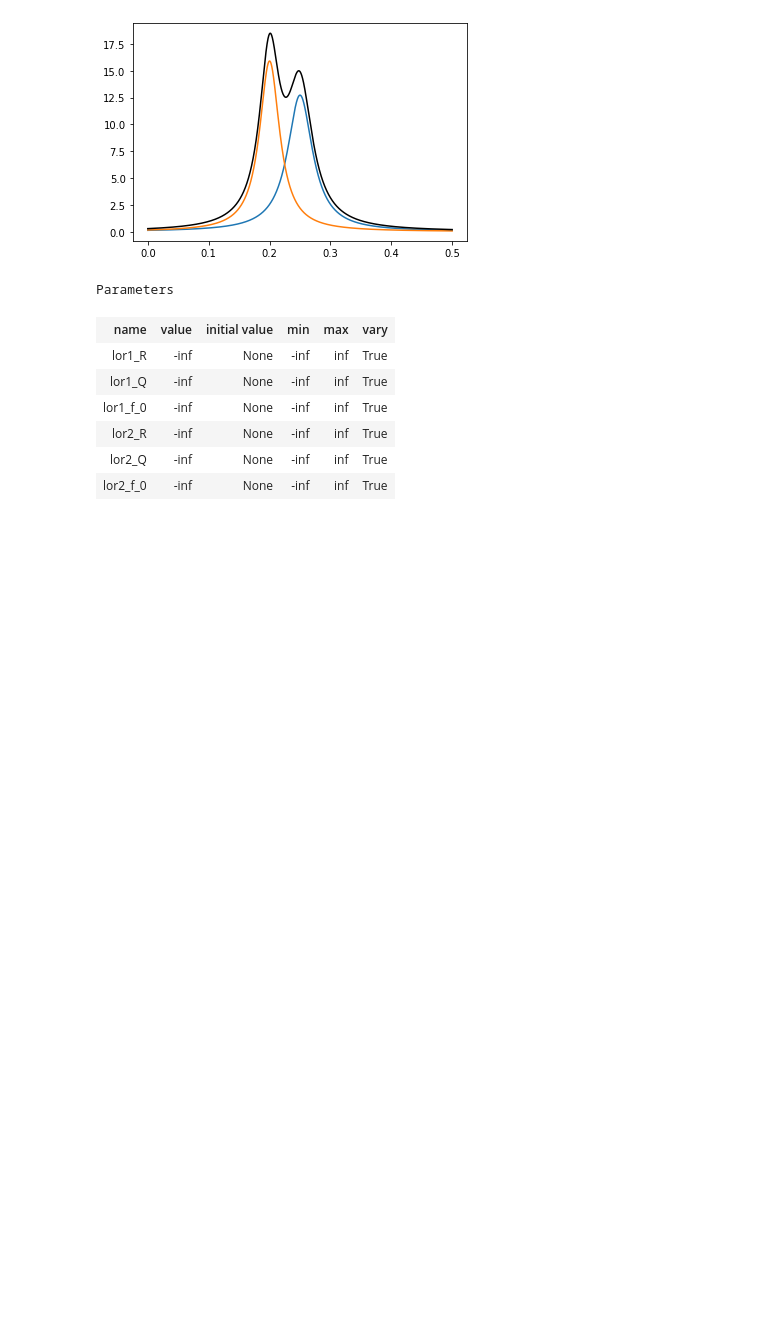
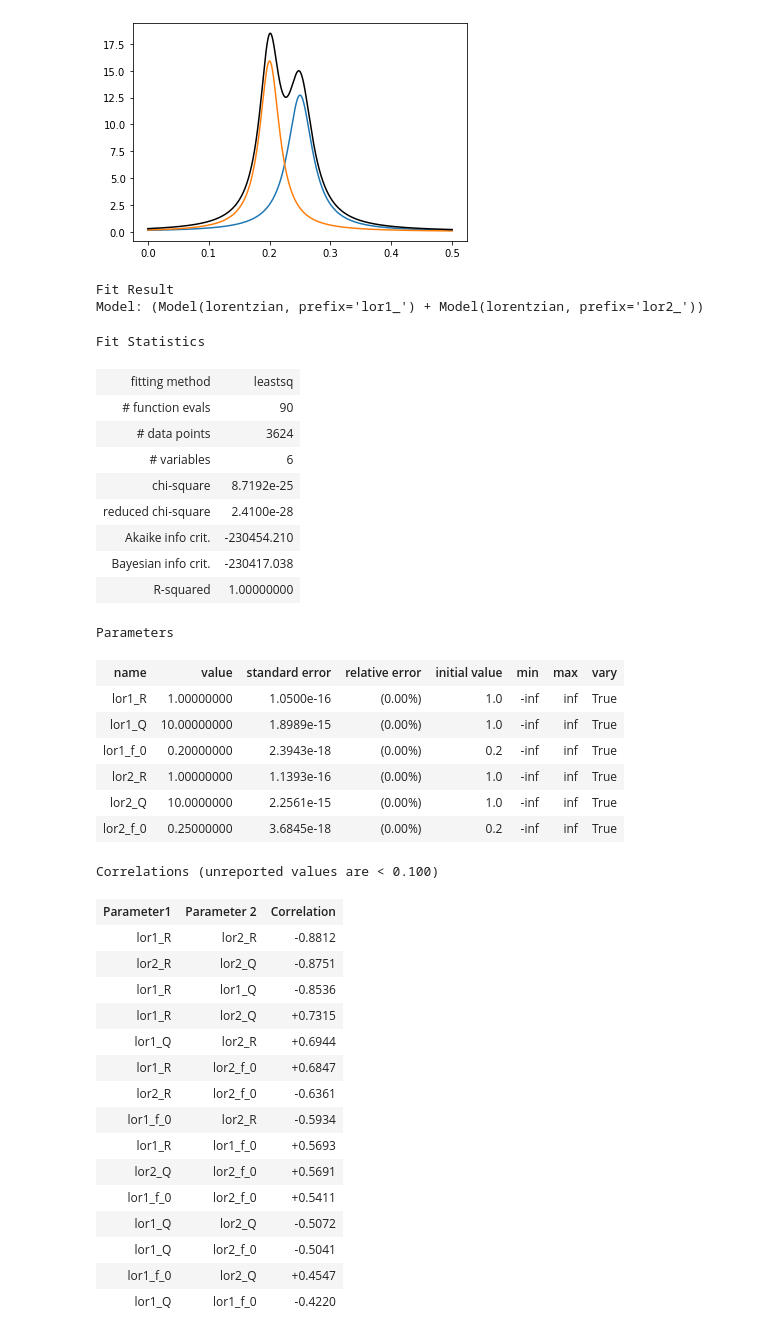
Before and after one commit to nx1/clear_skies, a Jupyter notebook: notebooks/exploratory.ipynb, the cells around one changed output. Drawn from its saved outputs; the diff is of its cells as text; code cells hidden in the pictures; blank space fills up the shorter version.

```diff
--- a/notebooks/exploratory.ipynb
+++ b/notebooks/exploratory.ipynb
@@ -195,14 +192,54 @@ for i in range(1, N_lorentzians):
     model = model + Model(lorentzian, prefix=f'lor{i+1}_')
 
 params = model.make_params()
-params
+
+# Set up the initial values for the parameters
+# not doing this will result in NaN error when
+# trying to fit as the model will try and use
+# the NaN parameter values.
+for i in range(1, N_lorentzians + 1):
+    params[f'lor{i}_R'].set(value=1.0)
+    params[f'lor{i}_Q'].set(value=1.0)
+    params[f'lor{i}_f_0'].set(value=0.2)
-# %% [output]
-Parameters
-| name | value | initial value | min | max | vary |
-| lor1_R | -inf | None | -inf | inf | True |
-| lor1_Q | -inf | None | -inf | inf | True |
-| lor1_f_0 | -inf | None | -inf | inf | True |
-| lor2_R | -inf | None | -inf | inf | True |
-| lor2_Q | -inf | None | -inf | inf | True |
-| lor2_f_0 | -inf | None | -inf | inf | True |
+# %%
+result = model.fit(data, params, f=freqs)
+result
+# %% [output]
+Fit Result
+Model: (Model(lorentzian, prefix='lor1_') + Model(lorentzian, prefix='lor2_'))
+Fit Statistics
+| fitting method | leastsq |
+| # function evals | 90 |
+| # data points | 3624 |
+| # variables | 6 |
+| chi-square | 8.7192e-25 |
+| reduced chi-square | 2.4100e-28 |
+| Akaike info crit. | -230454.210 |
+| Bayesian info crit. | -230417.038 |
+| R-squared | 1.00000000 |
+Parameters
+| name | value | standard error | relative error | initial value | min | max | vary |
+| lor1_R | 1.00000000 | 1.0500e-16 | (0.00%) | 1.0 | -inf | inf | True |
+| lor1_Q | 10.00000000 | 1.8989e-15 | (0.00%) | 1.0 | -inf | inf | True |
+| lor1_f_0 | 0.20000000 | 2.3943e-18 | (0.00%) | 0.2 | -inf | inf | True |
+| lor2_R | 1.00000000 | 1.1393e-16 | (0.00%) | 1.0 | -inf | inf | True |
+| lor2_Q | 10.0000000 | 2.2561e-15 | (0.00%) | 1.0 | -inf | inf | True |
+| lor2_f_0 | 0.25000000 | 3.6845e-18 | (0.00%) | 0.2 | -inf | inf | True |
+Correlations (unreported values are < 0.100)
+| Parameter1 | Parameter 2 | Correlation |
+| lor1_R | lor2_R | -0.8812 |
+| lor2_R | lor2_Q | -0.8751 |
+| lor1_R | lor1_Q | -0.8536 |
+| lor1_R | lor2_Q | +0.7315 |
+| lor1_Q | lor2_R | +0.6944 |
+| lor1_R | lor2_f_0 | +0.6847 |
+| lor2_R | lor2_f_0 | -0.6361 |
+| lor1_f_0 | lor2_R | -0.5934 |
+| lor1_R | lor1_f_0 | +0.5693 |
+| lor2_Q | lor2_f_0 | +0.5691 |
+| lor1_f_0 | lor2_f_0 | +0.5411 |
+| lor1_Q | lor2_Q | -0.5072 |
+| lor1_Q | lor2_f_0 | -0.5041 |
+| lor1_f_0 | lor2_Q | +0.4547 |
+| lor1_Q | lor1_f_0 | -0.4220 |
 # %%
```
Also changed, not shown: parts of 13 cells of this notebook, 1 other file.
